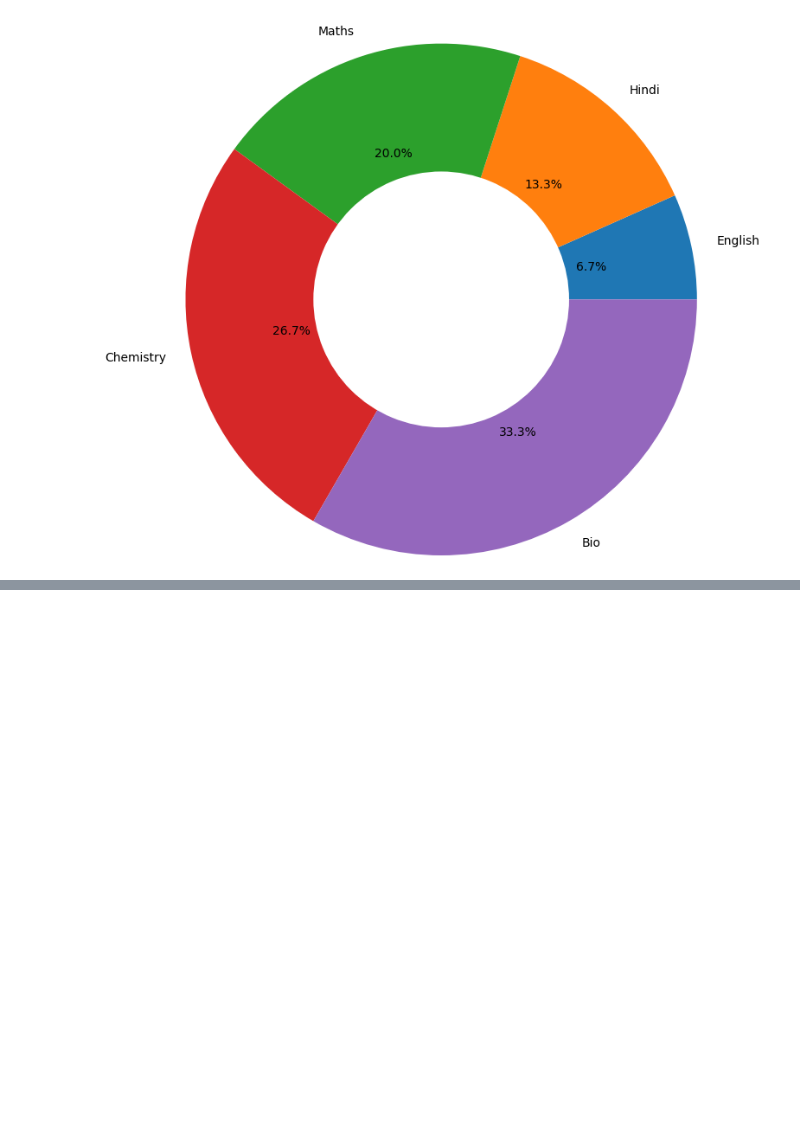
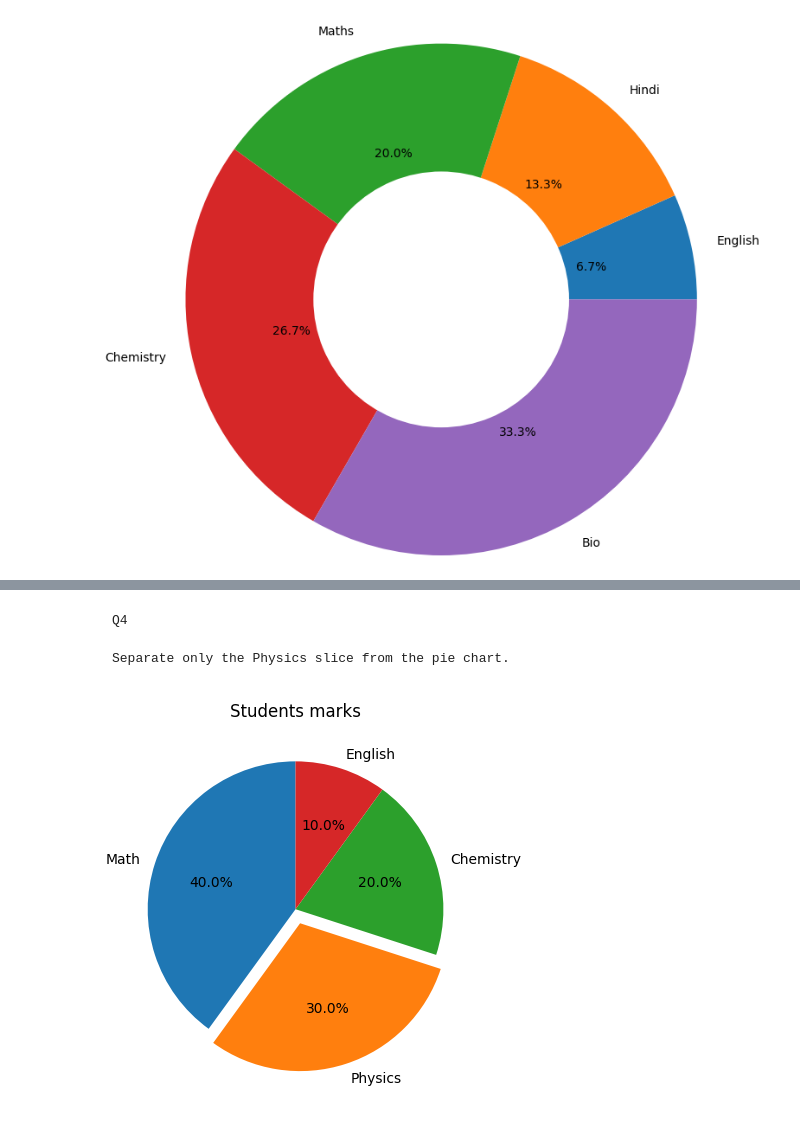
Before and after one commit to kshitij-commit/DataScience, a Jupyter notebook: 04_matplotlib/04_piechart.ipynb, the cells around one changed output, grey strips where cells are left out. Saved outputs shown, nothing was run; the diff lists cells and outputs as text; code cells hidden in the pictures; blank space fills up the shorter version.

````diff
--- a/04_matplotlib/04_piechart.ipynb
+++ b/04_matplotlib/04_piechart.ipynb
@@ -282,0 +366,20 @@ plt.show()
+# %% [markdown]
+```
+Q4
+
+Separate only the Physics slice from the pie chart.
+```
+# %%
+import matplotlib.pyplot as plt
+
+subjects = ['Math', 'Physics', 'Chemistry', 'English']
+marks = [40, 30, 20, 10]
+
+plt.title("Students marks")
+
+ex = [0.0, 0.1, 0.0, 0.0]
+
+plt.pie(marks, labels= subjects, autopct='%0.1f%%', startangle=90, explode=ex)
+plt.show()
+# %% [output]
+[figure, added]
````
Also changed, not shown: parts of 12 cells of this notebook.
